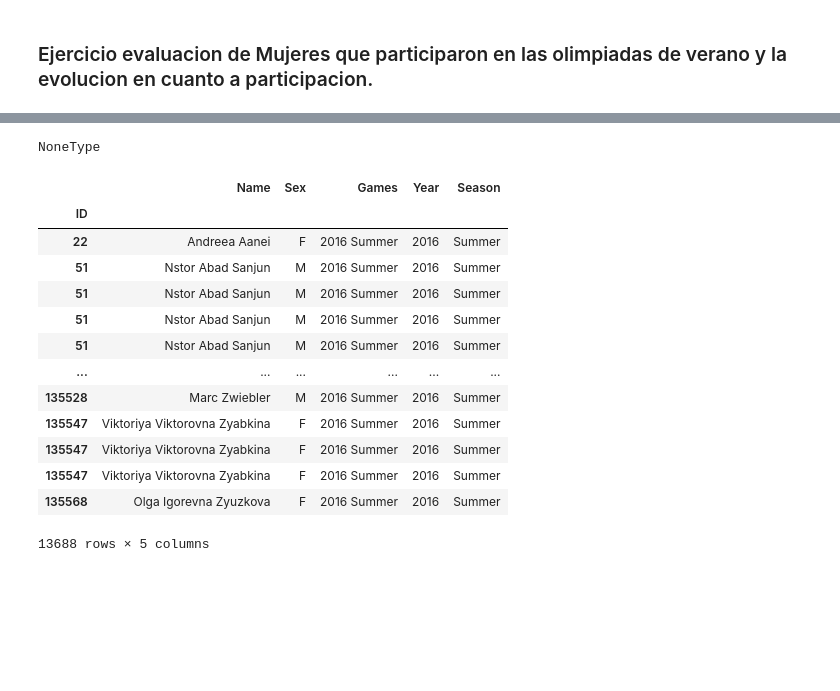
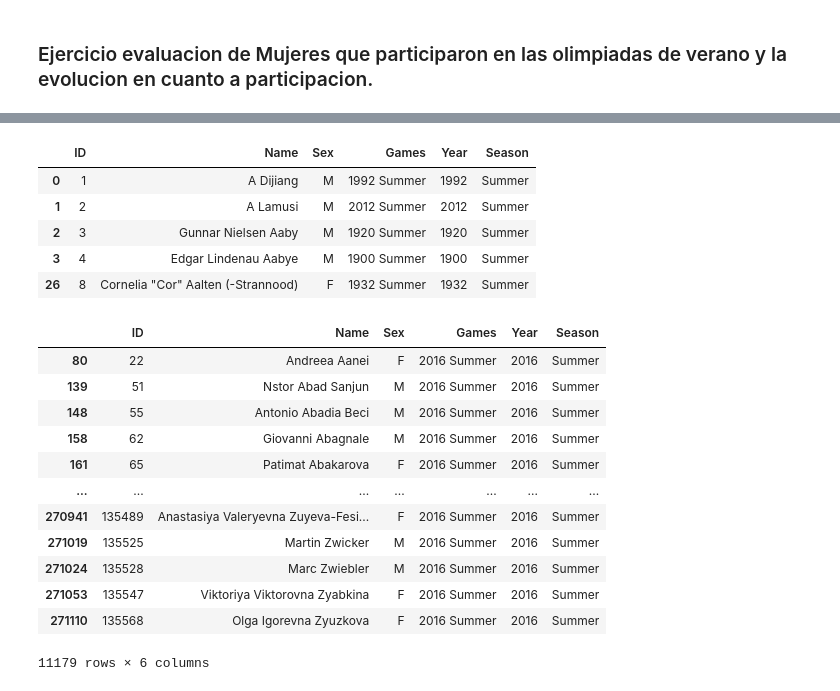
Before and after one commit to oscargbocanegra/learning, a Jupyter notebook: MachineLearning/c-udemy-analisis-datos-python-3/notebooks/04-manipulacion-datos-pandas.ipynb, the cells around one changed output, grey strips where cells are left out. Saved outputs shown, nothing was run; the diff lists cells and outputs as text; code cells hidden in the pictures; blank space fills up the shorter version.

Commit message:
Soluciones Ejercicios

```diff
--- a/MachineLearning/c-udemy-analisis-datos-python-3/notebooks/04-manipulacion-datos-pandas.ipynb
+++ b/MachineLearning/c-udemy-analisis-datos-python-3/notebooks/04-manipulacion-datos-pandas.ipynb
@@ -1423,0 +1417,4 @@ olympics.head(5)
+# %%
+olympics = pd.read_csv(path_input_datasets+'athlete_events.csv')
+olympics = olympics.query('Season == "Summer"')
+olympics.head(5)
@@ -1444,5 +1448,6 @@ Height_m        60171
 dtype: int64
 # %%
+# 93 Ejercicio Mujeres Olimpiadas - Solucion.
 # Seleccionando campos para crear el dataframe.
-olympics2 =olympics.get(['ID', 'Name', 'Sex', 'Games', 'Year', 'Season'])
+olympics =olympics.get(['ID', 'Name', 'Sex', 'Games', 'Year', 'Season'])
 # %%
@@ -1453,24 +1471,30 @@ AttributeError: 'NoneType' object has no attribute 'query'
 # %%
+# 93 Ejercicio Mujeres Olimpiadas - Solucion.
 # Eliminando valores duplicados.
-#olympics2 = olympics2.drop_duplicates(subset = ['Games', 'ID'])
-type(olympics2)
+olympics = olympics.drop_duplicates(subset = ['Games', 'ID'])
+olympics.head()
 # %% [output]
-NoneType
+|  | ID | Name | Sex | Games | Year | Season |
+| 0 | 1 | A Dijiang | M | 1992 Summer | 1992 | Summer |
+| 1 | 2 | A Lamusi | M | 2012 Summer | 2012 | Summer |
+| 2 | 3 | Gunnar Nielsen Aaby | M | 1920 Summer | 1920 | Summer |
+| 3 | 4 | Edgar Lindenau Aabye | M | 1900 Summer | 1900 | Summer |
+| 26 | 8 | Cornelia "Cor" Aalten (-Strannood) | F | 1932 Summer | 1932 | Summer |
 # %%
+# 93 Ejercicio Mujeres Olimpiadas - Solucion.
 # Consultando valores duplicados por atleta.
-olympics_fem.query('Year == 2016')
+olympics.query('Year == 2016')
 # %% [output]
-|  | Name | Sex | Games | Year | Season |
-| ID |  |  |  |  |  |
-| 22 | Andreea Aanei | F | 2016 Summer | 2016 | Summer |
-| 51 | Nstor Abad Sanjun | M | 2016 Summer | 2016 | Summer |
-| 51 | Nstor Abad Sanjun | M | 2016 Summer | 2016 | Summer |
-| 51 | Nstor Abad Sanjun | M | 2016 Summer | 2016 | Summer |
-| 51 | Nstor Abad Sanjun | M | 2016 Summer | 2016 | Summer |
-| ... | ... | ... | ... | ... | ... |
-| 135528 | Marc Zwiebler | M | 2016 Summer | 2016 | Summer |
-| 135547 | Viktoriya Viktorovna Zyabkina | F | 2016 Summer | 2016 | Summer |
-| 135547 | Viktoriya Viktorovna Zyabkina | F | 2016 Summer | 2016 | Summer |
-| 135547 | Viktoriya Viktorovna Zyabkina | F | 2016 Summer | 2016 | Summer |
-| 135568 | Olga Igorevna Zyuzkova | F | 2016 Summer | 2016 | Summer |
+|  | ID | Name | Sex | Games | Year | Season |
+| 80 | 22 | Andreea Aanei | F | 2016 Summer | 2016 | Summer |
+| 139 | 51 | Nstor Abad Sanjun | M | 2016 Summer | 2016 | Summer |
+| 148 | 55 | Antonio Abadia Beci | M | 2016 Summer | 2016 | Summer |
+| 158 | 62 | Giovanni Abagnale | M | 2016 Summer | 2016 | Summer |
+| 161 | 65 | Patimat Abakarova | F | 2016 Summer | 2016 | Summer |
+| ... | ... | ... | ... | ... | ... | ... |
+| 270941 | 135489 | Anastasiya Valeryevna Zuyeva-Fesi... | F | 2016 Summer | 2016 | Summer |
+| 271019 | 135525 | Martin Zwicker | M | 2016 Summer | 2016 | Summer |
+| 271024 | 135528 | Marc Zwiebler | M | 2016 Summer | 2016 | Summer |
+| 271053 | 135547 | Viktoriya Viktorovna Zyabkina | F | 2016 Summer | 2016 | Summer |
+| 271110 | 135568 | Olga Igorevna Zyuzkova | F | 2016 Summer | 2016 | Summer |
-13688 rows × 5 columns
+11179 rows × 6 columns
```
Also changed, not shown: parts of 17 cells of this notebook.
